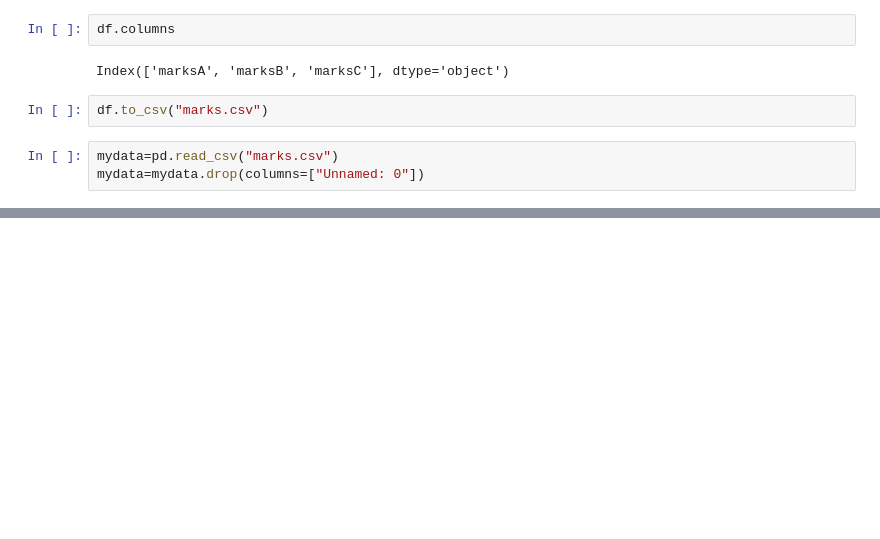
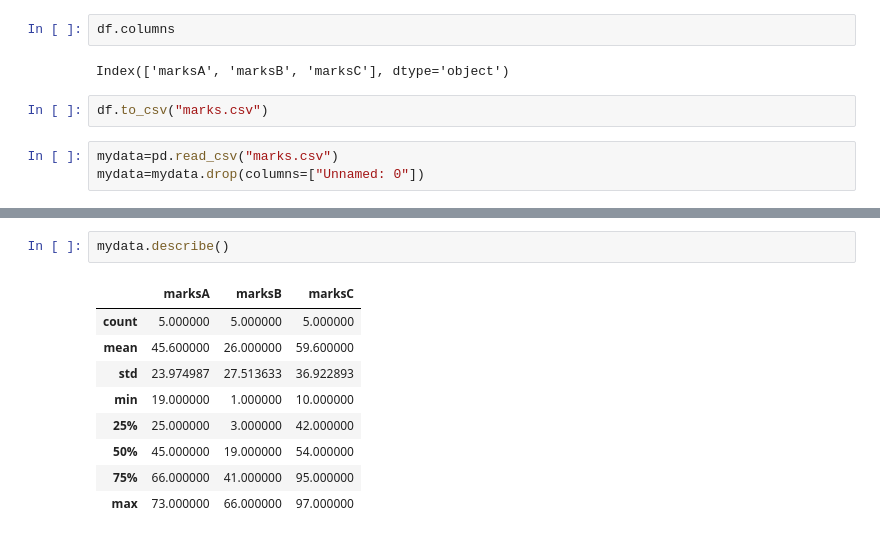
Before and after one commit to mohinesh9999/Kaggle, a Jupyter notebook: pandas.ipynb, the cells around one changed output, grey strips where cells are left out. Cells and saved outputs as stored; diff of their text form; blank space fills up the shorter version.

```diff
--- a/pandas.ipynb
+++ b/pandas.ipynb
@@ -82,0 +83,12 @@ mydata
+# %%
+mydata.describe()
+# %% [output]
+|  | marksA | marksB | marksC |
+| count | 5.000000 | 5.000000 | 5.000000 |
+| mean | 45.600000 | 26.000000 | 59.600000 |
+| std | 23.974987 | 27.513633 | 36.922893 |
+| min | 19.000000 | 1.000000 | 10.000000 |
+| 25% | 25.000000 | 3.000000 | 42.000000 |
+| 50% | 45.000000 | 19.000000 | 54.000000 |
+| 75% | 66.000000 | 41.000000 | 95.000000 |
+| max | 73.000000 | 66.000000 | 97.000000 |
```
Also changed, not shown: parts of 22 cells of this notebook.
